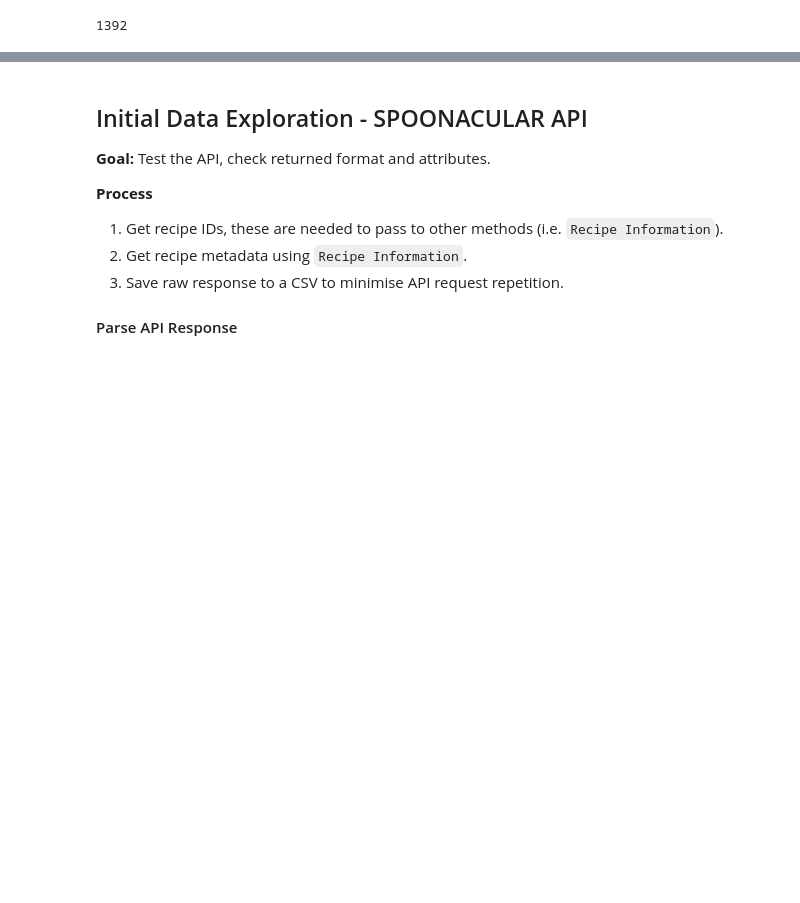
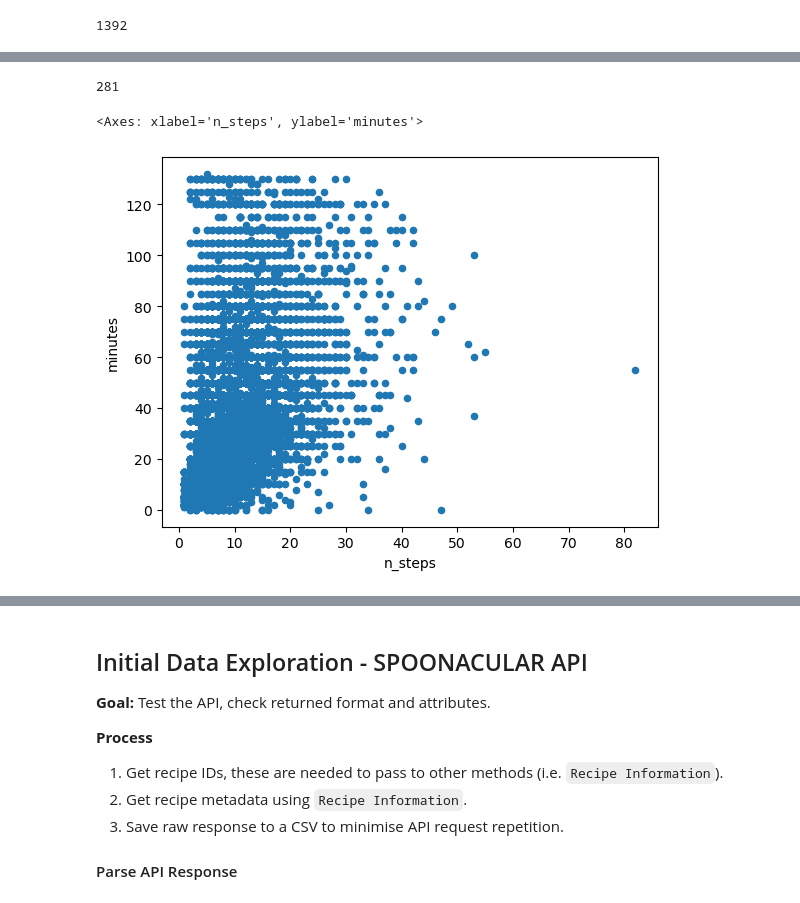
Before and after one commit to alyssahondrade/Project1, a Jupyter notebook: nutritious_recipes.ipynb, the cells around one changed output, grey strips where cells are left out. Cells and saved outputs as stored; diff of their text form; code cells hidden in the pictures; blank space fills up the shorter version.

Commit message:
code to remove outliers and created some exploratory plots

```diff
--- a/nutritious_recipes.ipynb
+++ b/nutritious_recipes.ipynb
@@ -547,3 +547,23 @@ print(len(check))
 cuisine_merged = cuisine_merged.loc[cuisine_merged['minutes'] < upper_bounds]
 # %% [output]
 1392
+# %%
+ingredients_min = cuisine_merged['n_ingredients'].min()
+ingredients_max = cuisine_merged['n_ingredients'].max()
+ingredients_mean = cuisine_merged['n_ingredients'].mean()
+ingredients_median = cuisine_merged['n_ingredients'].median()
+ingredients_mode = cuisine_merged['n_ingredients'].mode()
+
+print(f'Ingredients min: {ingredients_min}')
+print(f'Ingredients max: {ingredients_max}')
+print(f'Ingredients mean: {ingredients_mean}')
+print(f'Ingredients median: {ingredients_median}')
+print(f'Ingredients mode: {ingredients_mode}')
+
+ingredients_lower = cuisine_merged['n_ingredients'].quantile(0.25)
+ingredients_upper = cuisine_merged['n_ingredients'].quantile(0.75)
+ingredients_iqr = ingredients_upper - ingredients_lower
+lower_bounds = ingredients_lower - (1.5*ingredients_iqr)
+upper_bounds = ingredients_upper + (1.5*ingredients_iqr)
+print(f'Ingredients lower bounds: {lower_bounds}')
+print(f'Ingredients upper bounds: {upper_bounds}')
@@ -549,0 +579,13 @@ cuisine_merged = cuisine_merged.loc[cuisine_merged['minutes'] < upper_bounds]
+# %%
+# Remove results with number of ingredients beyond the upper bounds
+check_ingredients = cuisine_merged.loc[cuisine_merged['n_ingredients'] > upper_bounds]
+print(len(check_ingredients))
+
+cuisine_merged = cuisine_merged.loc[cuisine_merged['n_ingredients'] < upper_bounds]
+# %% [output]
+281
+# %%
+cuisine_merged.plot(kind="scatter", x='n_steps', y='minutes')
+# %% [output]
+<Axes: xlabel='n_steps', ylabel='minutes'>
+[figure, added]
```
Also changed, not shown: parts of 14 cells of this notebook, 1 other file.
